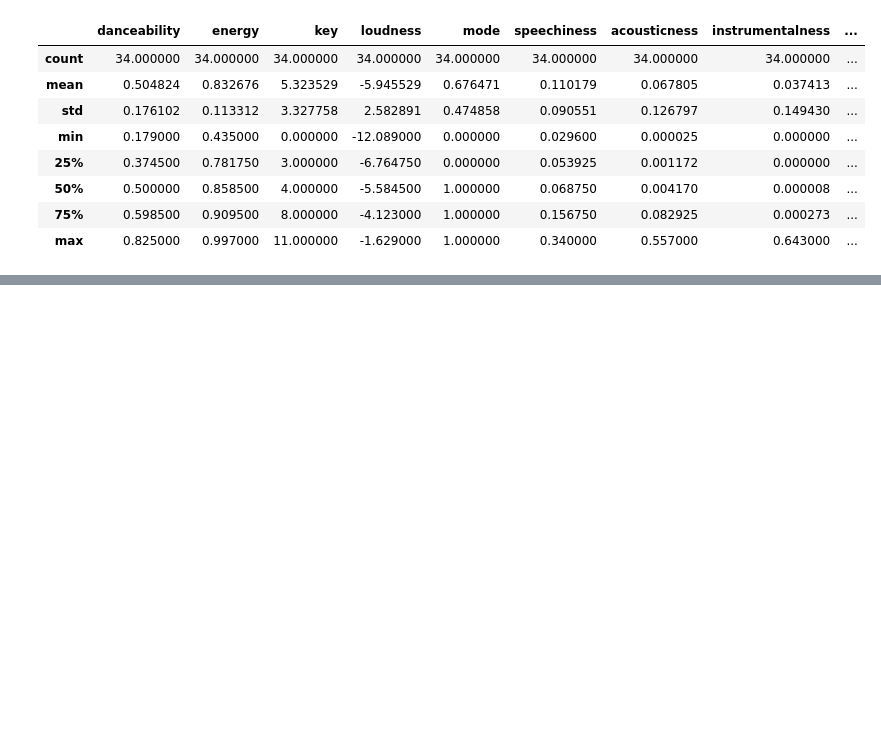
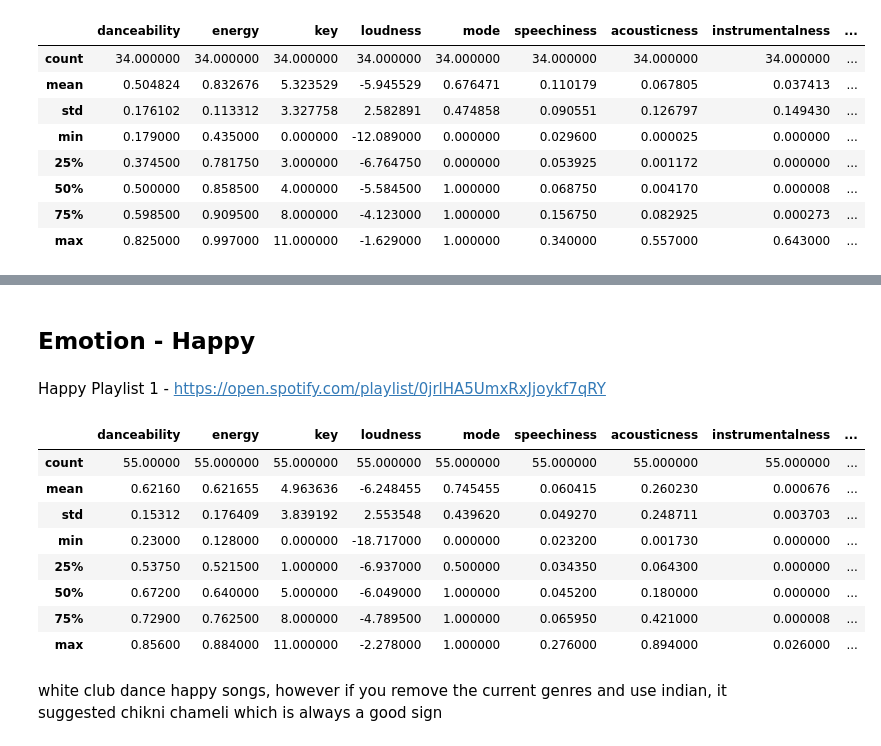
Before and after one commit to priyanka-maz/music-recommendation-facial-emotion, a Jupyter notebook: spotifyplaylist.ipynb, the cells around one changed output, grey strips where cells are left out. Cells and saved outputs as stored; diff of their text form; code cells hidden in the pictures; blank space fills up the shorter version.

```diff
--- a/spotifyplaylist.ipynb
+++ b/spotifyplaylist.ipynb
@@ -192,0 +307,19 @@ get_recomendations(seed_genres="rock", limit=10, target_popularity=100, target_d
+# %% [markdown]
+## Emotion - Happy
+# %% [markdown]
+Happy Playlist 1 - https://open.spotify.com/playlist/0jrlHA5UmxRxJjoykf7qRY
+# %%
+happy_df = get_song_details('0jrlHA5UmxRxJjoykf7qRY')
+happy_df.describe()
+# %% [output]
+|  | danceability | energy | key | loudness | mode | speechiness | acousticness | instrumentalness | ... |
+| count | 55.00000 | 55.000000 | 55.000000 | 55.000000 | 55.000000 | 55.000000 | 55.000000 | 55.000000 | ... |
+| mean | 0.62160 | 0.621655 | 4.963636 | -6.248455 | 0.745455 | 0.060415 | 0.260230 | 0.000676 | ... |
+| std | 0.15312 | 0.176409 | 3.839192 | 2.553548 | 0.439620 | 0.049270 | 0.248711 | 0.003703 | ... |
+| min | 0.23000 | 0.128000 | 0.000000 | -18.717000 | 0.000000 | 0.023200 | 0.001730 | 0.000000 | ... |
+| 25% | 0.53750 | 0.521500 | 1.000000 | -6.937000 | 0.500000 | 0.034350 | 0.064300 | 0.000000 | ... |
+| 50% | 0.67200 | 0.640000 | 5.000000 | -6.049000 | 1.000000 | 0.045200 | 0.180000 | 0.000000 | ... |
+| 75% | 0.72900 | 0.762500 | 8.000000 | -4.789500 | 1.000000 | 0.065950 | 0.421000 | 0.000008 | ... |
+| max | 0.85600 | 0.884000 | 11.000000 | -2.278000 | 1.000000 | 0.276000 | 0.894000 | 0.026000 | ... |
+# %% [markdown]
+white club dance happy songs, however if you remove the current genres and use indian, it suggested chikni chameli which is always a good sign
```
Also changed, not shown: parts of 30 cells of this notebook.
